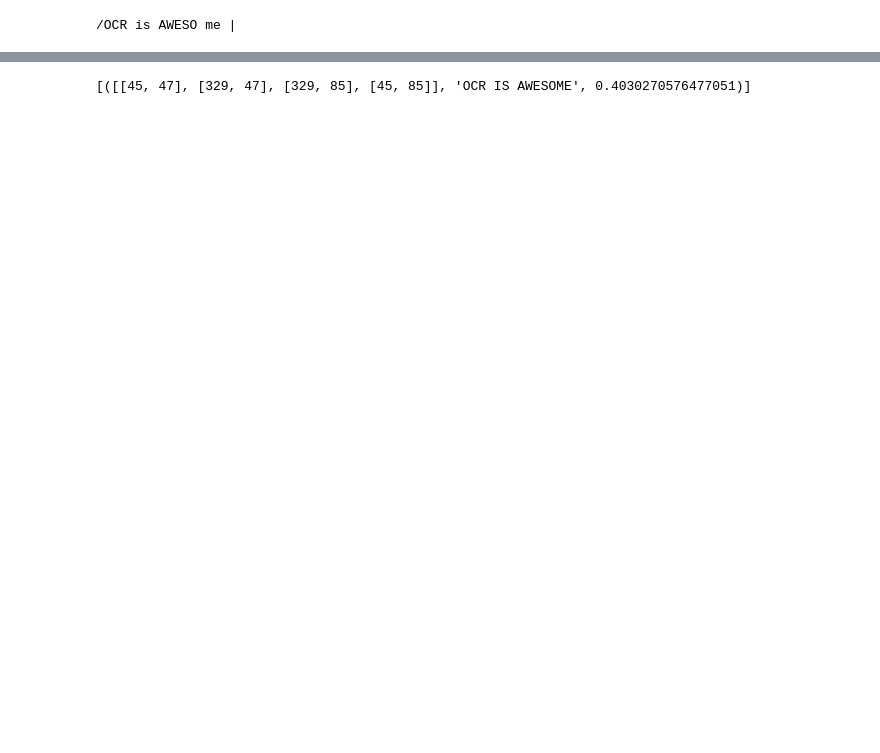
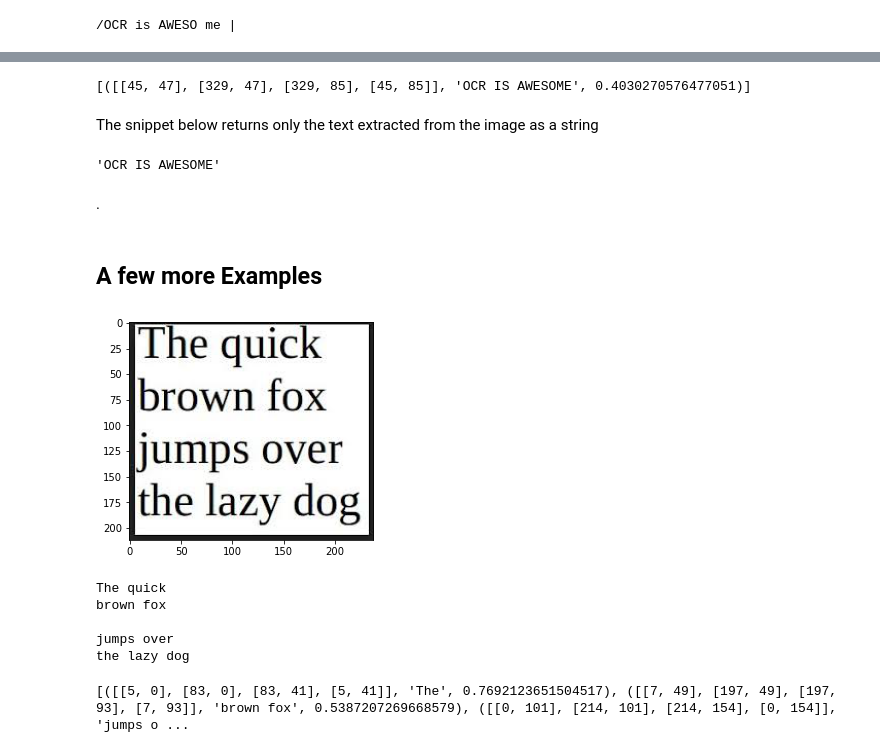
Before and after one commit to omrawal/Text-Recognition-Tesseract, a Jupyter notebook: Text Recognition.ipynb, the cells around one changed output, grey strips where cells are left out. Drawn from its saved outputs; the diff is of its cells as text; code cells hidden in the pictures; blank space fills up the shorter version.

```diff
--- a/Text Recognition.ipynb
+++ b/Text Recognition.ipynb
@@ -43,8 +52,42 @@ False
+# %%
+bounds=reader.readtext(img)
+print(bounds)
+# %% [output]
+[([[45, 47], [329, 47], [329, 85], [45, 85]], 'OCR IS AWESOME', 0.4030270576477051)]
+# %% [markdown]
+The snippet below returns only the text extracted from the image as a string
+# %%
+str_value=''
+for x in bounds:
+    str_value+=x[1]+" "
+str_value.strip()
+# %% [output]
+'OCR IS AWESOME'
+# %% [markdown]
+.
+# %% [markdown]
+## A few more Examples
+# %%
+img = mpimg.imread('Assets/image2.jfif')
+imgplot = plt.imshow(img)
+plt.show()
+# %% [output]
+[figure, added]
+# %%
+image=cv2.imread('Assets/image2.jfif')
+text=pytesseract.image_to_string(image)
+print(text)
+# %% [output]
+The quick
+brown fox
+
+jumps over
+the lazy dog
 # %%
 bounds=reader.readtext(img)
 print(bounds)
 # %% [output]
-[([[45, 47], [329, 47], [329, 85], [45, 85]], 'OCR IS AWESOME', 0.4030270576477051)]
+[([[5, 0], [83, 0], [83, 41], [5, 41]], 'The', 0.7692123651504517), ([[7, 49], [197, 49], [197, 93], [7, 93]], 'brown fox', 0.5387207269668579), ([[0, 101], [214, 101], [214, 154], [0, 154]], 'jumps o ...
 # %%
 str_value=''
 for x in bounds:
```
Also changed, not shown: parts of 18 cells of this notebook.
